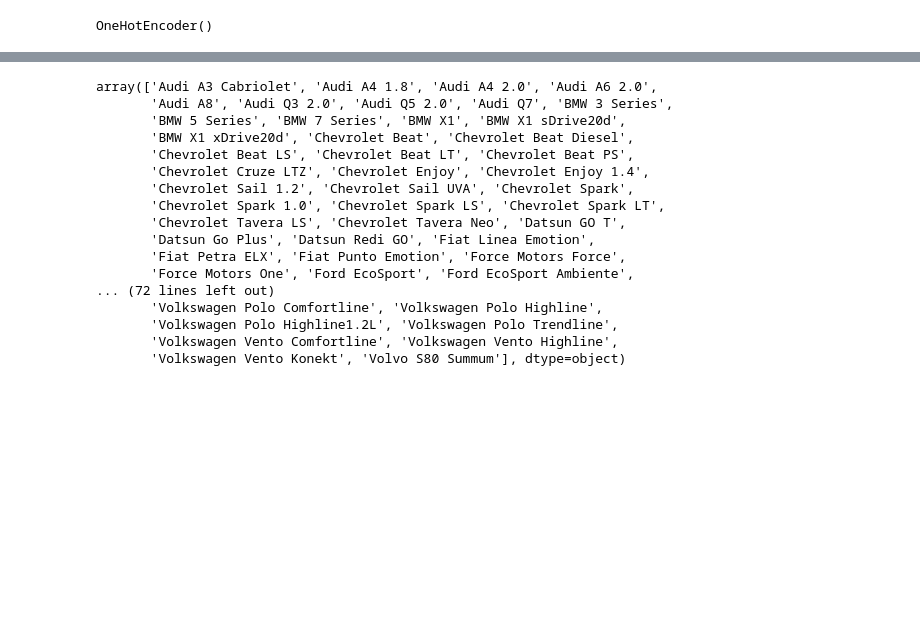
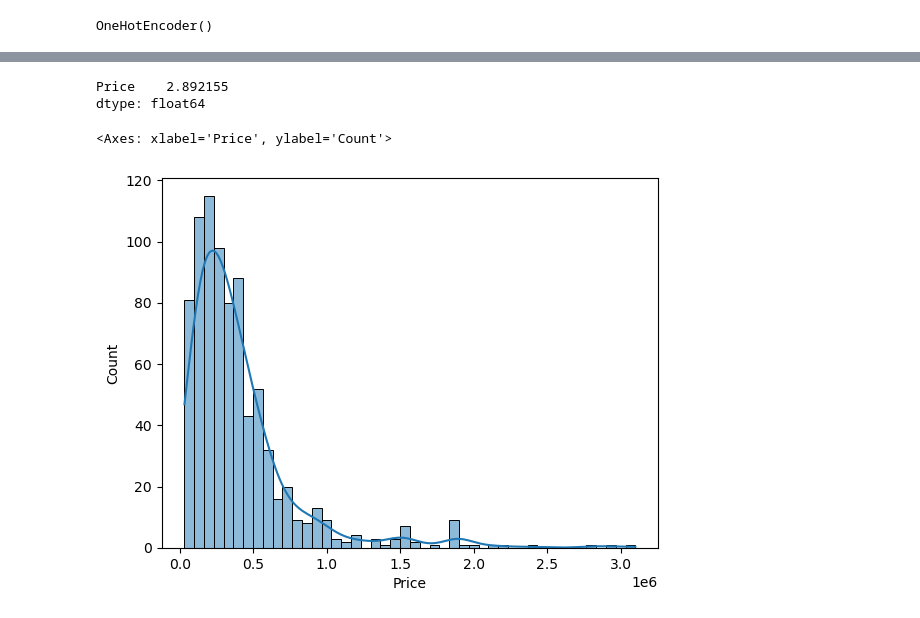
Before and after one commit to GoldleoM/Car_Price_Predictor, a Jupyter notebook: Predictor.ipynb, the cells around one changed output, grey strips where cells are left out. Drawn from its saved outputs; the diff is of its cells as text; code cells hidden in the pictures; blank space fills up the shorter version.

```diff
--- a/Predictor.ipynb
+++ b/Predictor.ipynb
@@ -223,20 +223,10 @@ array([456740.35763086])
-# %%
-pipe.steps[0][1].transformers[0][1].categories[0]
-# %% [output]
-array(['Audi A3 Cabriolet', 'Audi A4 1.8', 'Audi A4 2.0', 'Audi A6 2.0',
-       'Audi A8', 'Audi Q3 2.0', 'Audi Q5 2.0', 'Audi Q7', 'BMW 3 Series',
-       'BMW 5 Series', 'BMW 7 Series', 'BMW X1', 'BMW X1 sDrive20d',
-       'BMW X1 xDrive20d', 'Chevrolet Beat', 'Chevrolet Beat Diesel',
-       'Chevrolet Beat LS', 'Chevrolet Beat LT', 'Chevrolet Beat PS',
-       'Chevrolet Cruze LTZ', 'Chevrolet Enjoy', 'Chevrolet Enjoy 1.4',
-       'Chevrolet Sail 1.2', 'Chevrolet Sail UVA', 'Chevrolet Spark',
-       'Chevrolet Spark 1.0', 'Chevrolet Spark LS', 'Chevrolet Spark LT',
-       'Chevrolet Tavera LS', 'Chevrolet Tavera Neo', 'Datsun GO T',
-       'Datsun Go Plus', 'Datsun Redi GO', 'Fiat Linea Emotion',
-       'Fiat Petra ELX', 'Fiat Punto Emotion', 'Force Motors Force',
-       'Force Motors One', 'Ford EcoSport', 'Ford EcoSport Ambiente',
-... (72 lines left out)
-       'Volkswagen Polo Comfortline', 'Volkswagen Polo Highline',
-       'Volkswagen Polo Highline1.2L', 'Volkswagen Polo Trendline',
-       'Volkswagen Vento Comfortline', 'Volkswagen Vento Highline',
-       'Volkswagen Vento Konekt', 'Volvo S80 Summum'], dtype=object)
+# %%
+pd.DataFrame(y).skew()
+# %% [output]
+Price    2.892155
+dtype: float64
+# %%
+sns.histplot(data=y, kde=True)
+# %% [output]
+<Axes: xlabel='Price', ylabel='Count'>
+[figure, added]
```
Also changed, not shown: parts of 17 cells of this notebook, 2 other files.
